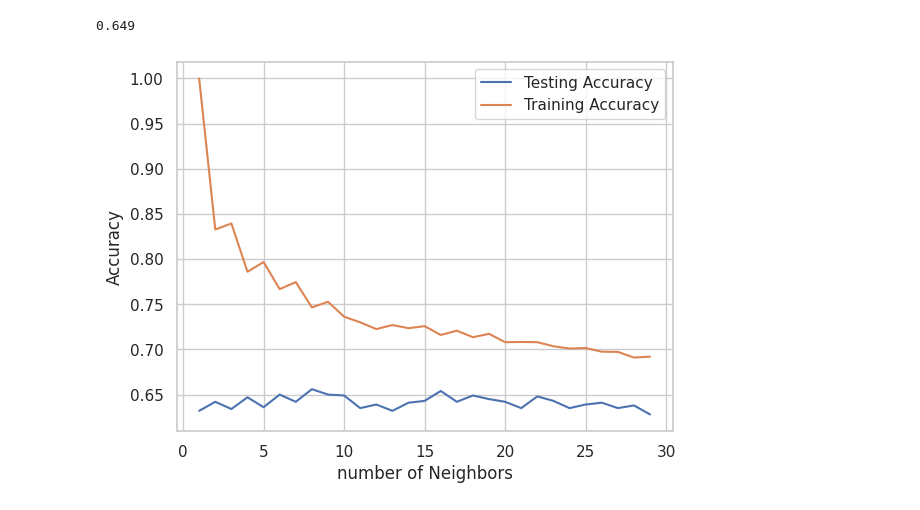
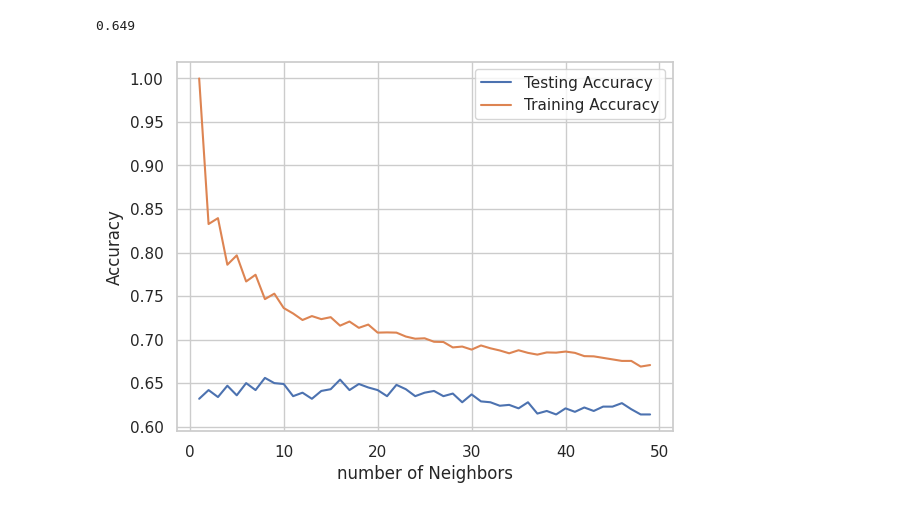
Before and after one commit to mioyn/AdvDataProg, a Jupyter notebook: Lung_Cancer.ipynb, the cells around one changed output. Saved outputs shown, nothing was run; the diff lists cells and outputs as text; code cells hidden in the pictures.

```diff
--- a/Lung_Cancer.ipynb
+++ b/Lung_Cancer.ipynb
@@ -278,22 +251,22 @@ knn.score(x_test, y_test)
 # %% [output]
 0.649
 # %%
-neighbors = np.arange(1, 30)
+neighbors = np.arange(1, 50)
 
 train_accuracy = np.empty(len(neighbors))
 test_accuracy = np.empty(len(neighbors))
 
 for i,k in enumerate(neighbors):
   knn_model = KNeighborsClassifier(n_neighbors=k)
   knn_model.fit(x_train, y_train)
   train_accuracy[i] = knn_model.score(x_train, y_train)
   test_accuracy[i] = knn_model.score(x_test, y_test)
 
 plt.plot(neighbors, test_accuracy, label = 'Testing Accuracy')
 plt.plot(neighbors, train_accuracy, label = 'Training Accuracy')
 plt.legend()
 plt.xlabel('number of Neighbors')
 plt.ylabel('Accuracy')
 plt.show()
 # %% [output]
-[figure, old version]
+[figure, new version]
```
Also changed, not shown: parts of 15 cells of this notebook.
